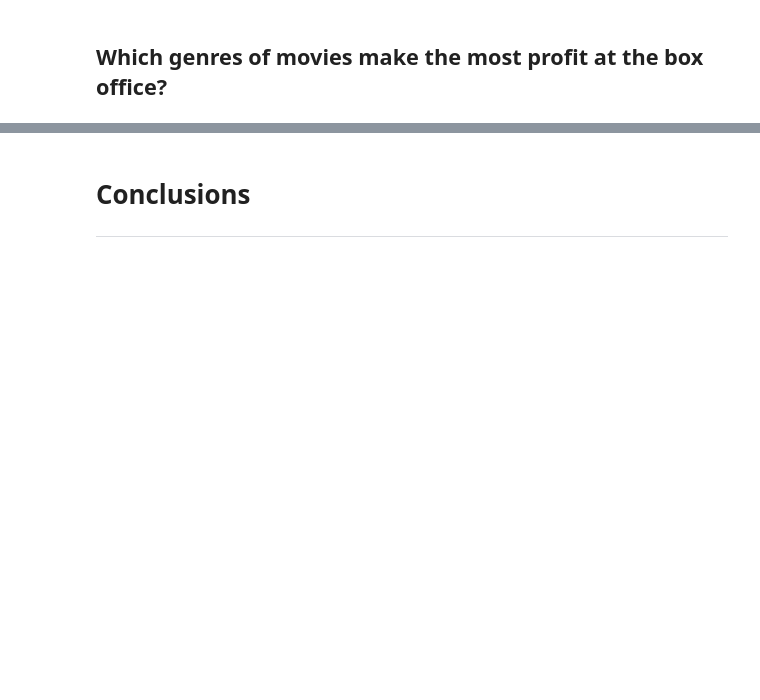
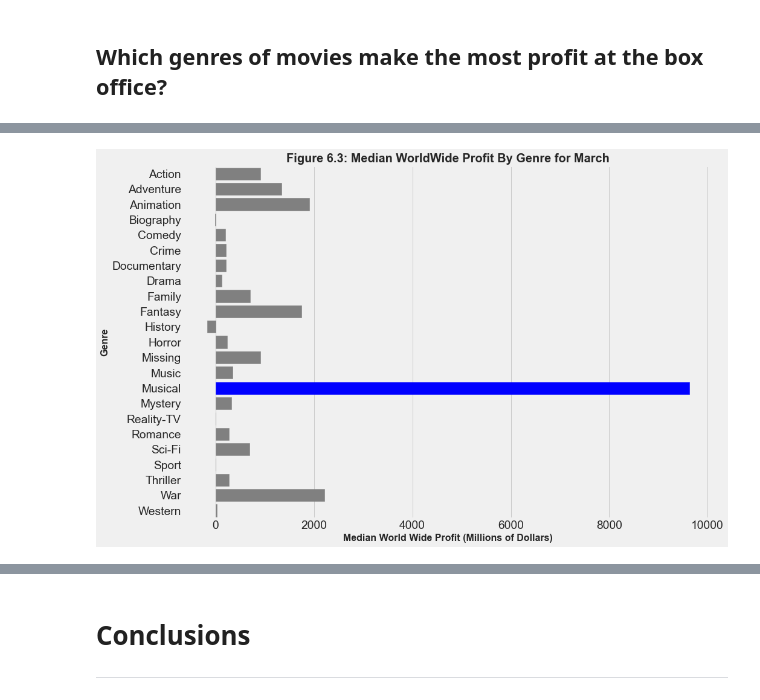
Before and after one commit to dataeducator/dsc-phase-1-project-v2-4, a Jupyter notebook: student.ipynb, the cells around one changed output, grey strips where cells are left out. Cells and saved outputs as stored; diff of their text form; code cells hidden in the pictures; blank space fills up the shorter version.

```diff
--- a/student.ipynb
+++ b/student.ipynb
@@ -513,3 +1099,5 @@ month_grouped_genre_median_ww_profit.head()
 # %%
 # Identify best genre for each month
-month_grouped_genre_median_ww_profit.style.highlight_max(color = "cyan", axis = 0)
+
+month_grouped_genre_median_ww_profit.fillna(0, inplace = True)
+month_grouped_genre_median_ww_profit.style.highlight_max(color = "royalblue", axis = 0)
@@ -516,17 +1123,101 @@ month_grouped_genre_median_ww_profit.style.highlight_max(color = "cyan", axis =
 # %%
 # Setup plot variales
 x = month_grouped_genre_median_ww_profit.index
-january =  month_grouped_genre_median_ww_profit[1]/100000
+march =  month_grouped_genre_median_ww_profit[3]/100000
 clrs = ['grey' if (x != max(values)) else 'blue' for x in values]
 
 # Set up plot figure size
 plt.figure(figsize =(14,10))
-ax = sns.barplot(x = january, y = x ,palette = clrs )
-ax.set_title("Figure 6.3: Median WorldWide Profit By Genre", weight = 'bold').set_fontsize('12')
-ax.set_ylabel("Genre", fontsize = '12', weight = 'bold')
-ax.set_xlabel("Median World Wide Profit (Millions of Dollars)", fontsize = '12', weight = 'bold');
+ax = sns.barplot(x = march, y = x ,palette = clrs )
+ax.set_title("Figure 6.3: Median WorldWide Profit By Genre for March", weight = 'bold').set_fontsize('20')
+ax.set_ylabel("Genre", fontsize = '16', weight = 'bold')
+ax.set_xlabel("Median World Wide Profit (Millions of Dollars)", fontsize = '16', weight = 'bold');
 for bar in ax.patches:
-    if bar.get_width() < 600:
+    if bar.get_width() < 2500:
         bar.set_color('grey')
     else:
         bar.set_color('blue')
+
+
+x = month_grouped_genre_median_ww_profit.index
+may =  month_grouped_genre_median_ww_profit[5]/100000
+clrs = ['grey' if (x != max(values)) else 'blue' for x in values]
+
+# Set up plot figure size
+plt.figure(figsize =(14,10))
+ax = sns.barplot(x = may, y = x ,palette = clrs )
+ax.set_title("Figure 6.3: Median WorldWide Profit By Genre for May", weight = 'bold').set_fontsize('20')
+ax.set_ylabel("Genre", fontsize = '16', weight = 'bold')
+ax.set_xlabel("Median World Wide Profit (Millions of Dollars)", fontsize = '16', weight = 'bold');
+for bar in ax.patches:
+    if bar.get_width() < 3000:
+        bar.set_color('grey')
+    else:
+        bar.set_color('blue')
+
+x = month_grouped_genre_median_ww_profit.index
+june =  month_grouped_genre_median_ww_profit[6]/100000
+clrs = ['grey' if (x != max(values)) else 'blue' for x in values]
+
+# Set up plot figure size
+plt.figure(figsize =(14,10))
+ax = sns.barplot(x = june, y = x ,palette = clrs )
+ax.set_title("Figure 6.3: Median WorldWide Profit By Genre for June", weight = 'bold').set_fontsize('20')
+ax.set_ylabel("Genre", fontsize = '16', weight = 'bold')
+ax.set_xlabel("Median World Wide Profit (Millions of Dollars)", fontsize = '16', weight = 'bold');
+for bar in ax.patches:
+    if bar.get_width() < 3000:
+        bar.set_color('grey')
+    else:
+        bar.set_color('blue')
+
+x = month_grouped_genre_median_ww_profit.index
+july =  month_grouped_genre_median_ww_profit[7]/100000
+clrs = ['grey' if (x != max(values)) else 'blue' for x in values]
+
+# Set up plot figure size
+plt.figure(figsize =(14,10))
+ax = sns.barplot(x = july, y = x ,palette = clrs )
+ax.set_title("Figure 6.3: Median WorldWide Profit By Genre for July", weight = 'bold').set_fontsize('20')
+ax.set_ylabel("Genre", fontsize = '16', weight = 'bold')
+ax.set_xlabel("Median World Wide Profit (Millions of Dollars)", fontsize = '16', weight = 'bold');
+for bar in ax.patches:
+    if bar.get_width() < 3000:
+        bar.set_color('grey')
+    else:
+        bar.set_color('blue')
+
+
+x = month_grouped_genre_median_ww_profit.index
+november =  month_grouped_genre_median_ww_profit[11]/100000
+clrs = ['grey' if (x != max(values)) else 'blue' for x in values]
+
+# Set up plot figure size
+plt.figure(figsize =(14,10))
+ax = sns.barplot(x = november, y = x ,palette = clrs )
+ax.set_title("Figure 6.3: Median WorldWide Profit By Genre for November", weight = 'bold').set_fontsize('20')
+ax.set_ylabel("Genre", fontsize = '16', weight = 'bold')
+ax.set_xlabel("Median World Wide Profit (Millions of Dollars)", fontsize = '16', weight = 'bold');
+for bar in ax.patches:
+    if bar.get_width() < 2200:
+        bar.set_color('grey')
+    else:
+        bar.set_color('blue')
+
+x = month_grouped_genre_median_ww_profit.index
+december =  month_grouped_genre_median_ww_profit[12]/100000
+clrs = ['grey' if (x != max(values)) else 'blue' for x in values]
+
+# Set up plot figure size
+plt.figure(figsize =(14,10))
+ax = sns.barplot(x = december, y = x ,palette = clrs )
+ax.set_title("Figure 6.3: Median WorldWide Profit By Genre for December", weight = 'bold').set_fontsize('20')
+ax.set_ylabel("Genre", fontsize = '16', weight = 'bold')
+ax.set_xlabel("Median World Wide Profit (Millions of Dollars)", fontsize = '16', weight = 'bold');
+for bar in ax.patches:
+    if bar.get_width() < 1450:
+        bar.set_color('grey')
+    else:
+        bar.set_color('blue')
+# %% [output]
+[figure, added]
```
Also changed, not shown: parts of 59 cells of this notebook.
